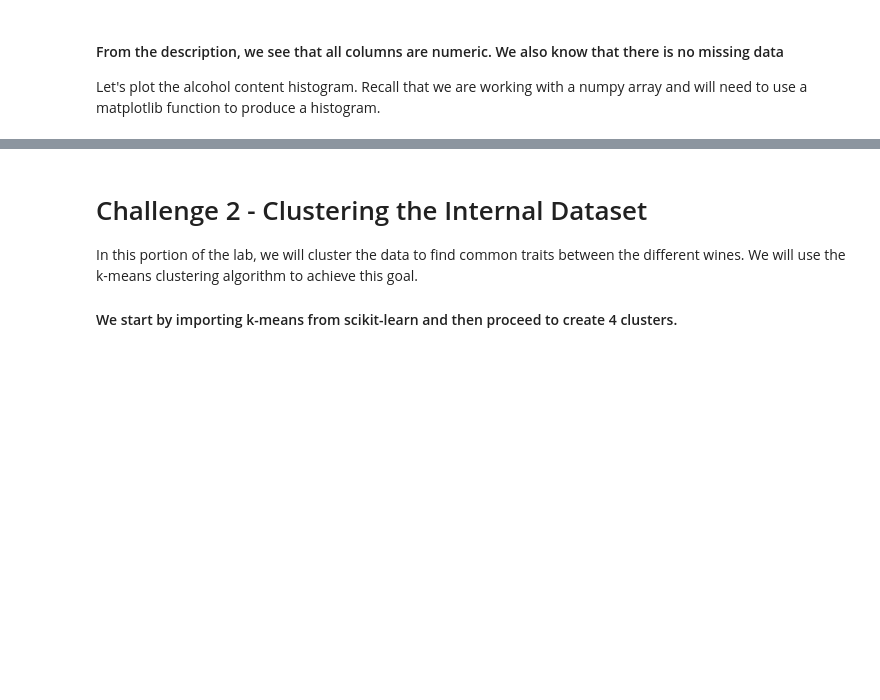
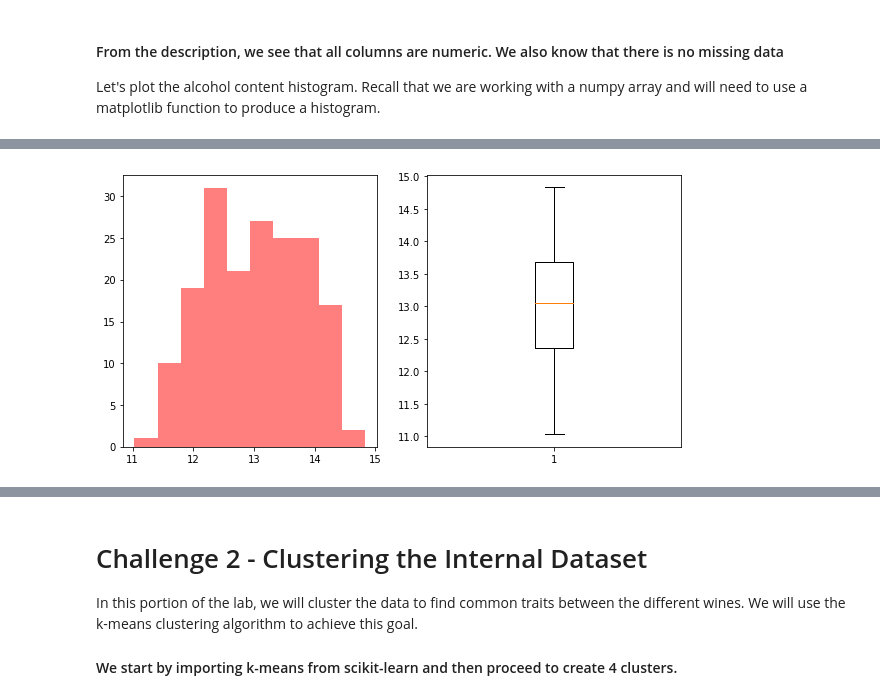
Before and after one commit to ta-data-lis/lab-unsupervised-learning-and-sklearn, a Jupyter notebook: your-code/main.ipynb, the cells around one changed output, grey strips where cells are left out. Saved outputs shown, nothing was run; the diff lists cells and outputs as text; code cells hidden in the pictures; blank space fills up the shorter version.

```diff
--- a/your-code/main.ipynb
+++ b/your-code/main.ipynb
@@ -98,0 +100,4 @@ Wine recognition dataset
+# %%
+# create dataframe
+wine_df = pd.DataFrame(data=np.c_[wine['data'], wine['target']], columns = wine['feature_names'] + ['target'])
+wine_df.head()
@@ -110,0 +122,10 @@ plt.xticks(rotation=90)
+# %%
+# Your code here:
+
+fig, ax = plt.subplots(1,2,figsize=(10,5))
+
+ax[0].hist(wine_df.alcohol, alpha = 0.5, color = 'r')
+ax[1].boxplot(wine_df.alcohol)
+plt.show()
+# %% [output]
+[figure, added]
```
Also changed, not shown: parts of 27 cells of this notebook.
